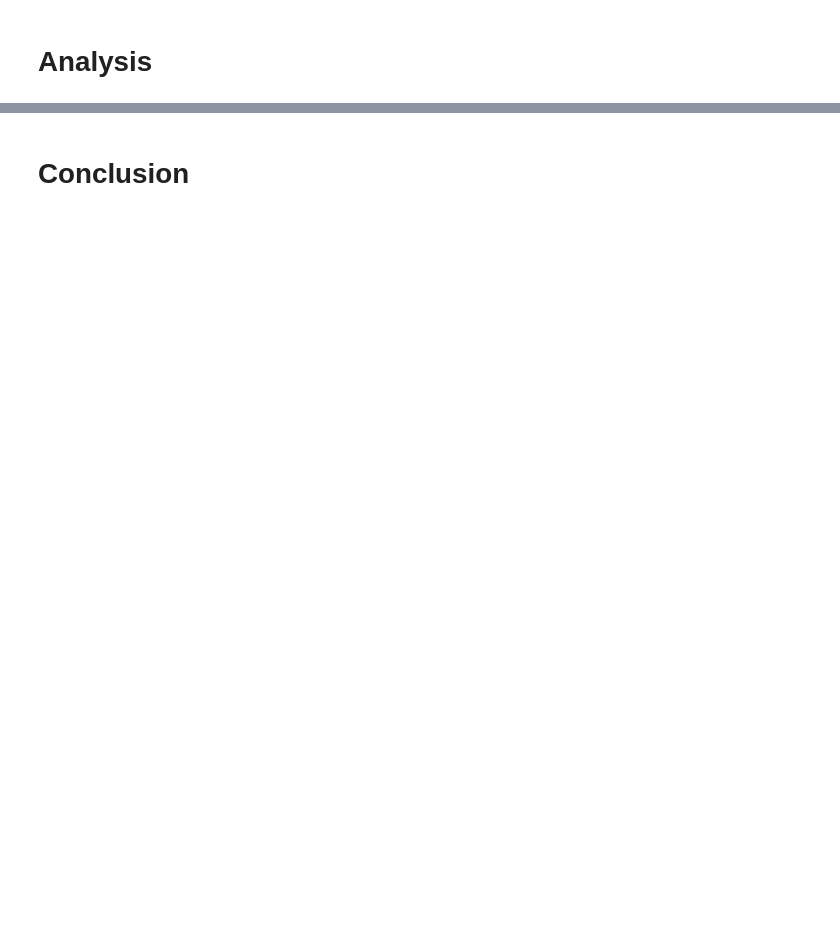
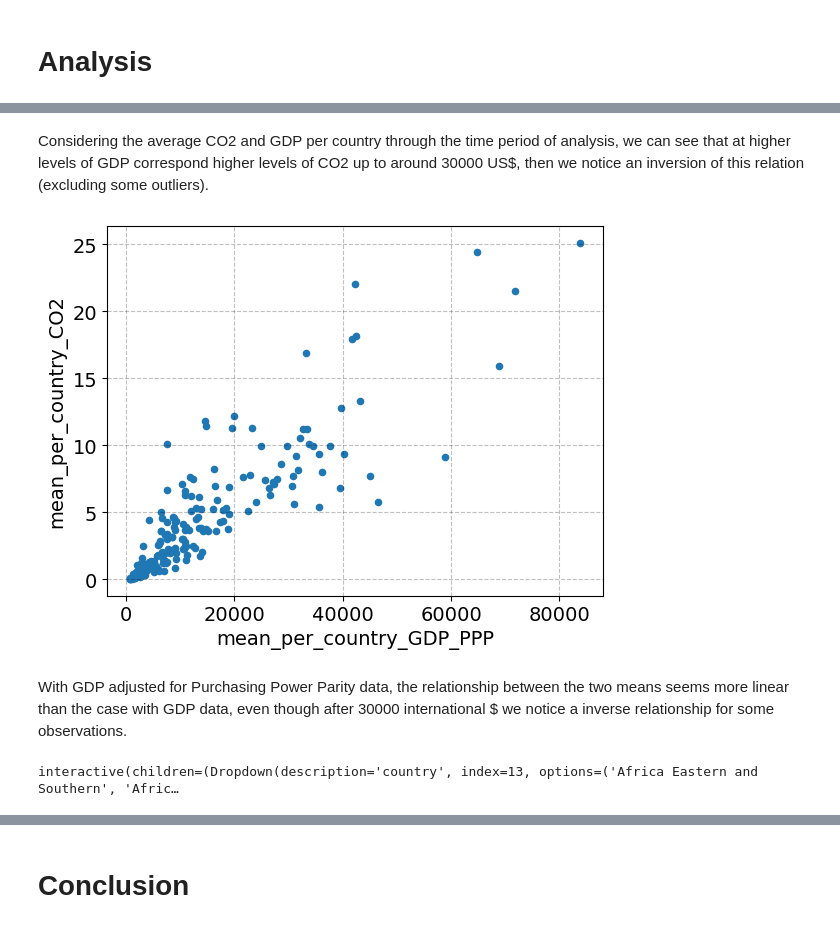
Before and after one commit to NumEconCopenhagen/projects-2023-virginia-rebecca, a Jupyter notebook: dataproject/dataproject.ipynb, the cells around one changed output, grey strips where cells are left out. Saved outputs shown, nothing was run; the diff lists cells and outputs as text; code cells hidden in the pictures; blank space fills up the shorter version.

```diff
--- a/dataproject/dataproject.ipynb
+++ b/dataproject/dataproject.ipynb
@@ -69,0 +496,38 @@ MAKE FURTHER ANALYSIS. EXPLAIN THE CODE BRIEFLY AND SUMMARIZE THE RESULTS.
+# %% [markdown]
+Considering the average CO2 and GDP per country through the time period of analysis, we can see that at higher levels of GDP correspond higher levels of CO2 up to around 30000 US$, then we notice an inversion of this relation (excluding some outliers).
+# %%
+# Calculate mean of GDP_PPP per country and combine it to the dataset inner3
+
+groupbycountryGDP_PPP = inner2.groupby(['country'])['GDP_PPP']
+groupbycountryGDP_PPP_mean =  groupbycountryGDP_PPP.mean()
+groupbycountryGDP_PPP_mean.name = 'mean_per_country_GDP_PPP'
+inner5= inner3.join(groupbycountryGDP_PPP_mean, how='left')
+
+# Plot average emissions per country with average gdp_ppp per country
+
+F = inner5["year"] == 1995
+data_mean_ppp = inner5[F]
+ax2 = data_mean_ppp.plot(x = 'mean_per_country_GDP_PPP', y = 'mean_per_country_CO2', kind = 'scatter');
+# %% [output]
+[figure, added]
+# %% [markdown]
+With GDP adjusted for Purchasing Power Parity data, the relationship between the two means seems more linear than the case with GDP data, even though after 30000 international $ we notice a inverse relationship for some observations.
+# %%
+# Define function to plot interactively GDP and CO2 per country
+
+def plot_co2gdp(df, country):
+    I = df['country'] == country
+    ax=df.loc[I,:].plot.scatter('GDP', 'CO2', c='year')
+    ax.set_xlim(22,80000) # scale graph to make comparison between countries
+    ax.set_ylim(0,10)
+
+# Plot GDP and CO2 per country, coloured by year
+
+widgets.interact(plot_co2gdp,
+    df = widgets.fixed(inner2),
+    country = widgets.Dropdown(description='country',
+                                    options=inner2.country.unique(),
+                                    value='European Union')
+);
+# %% [output]
+interactive(children=(Dropdown(description='country', index=13, options=('Africa Eastern and Southern', 'Afric…
```
Also changed, not shown: parts of 54 cells of this notebook, 3 other files.
